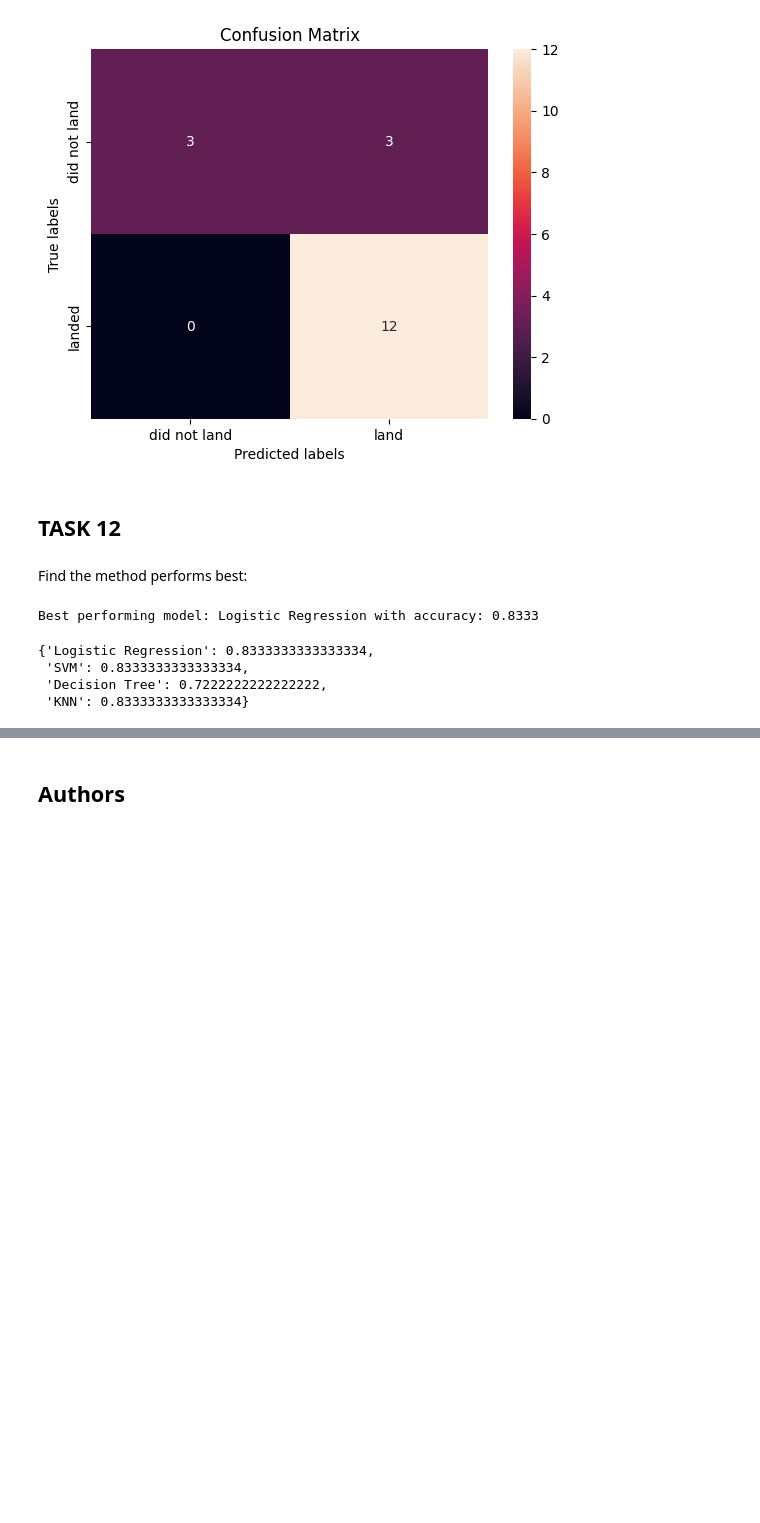
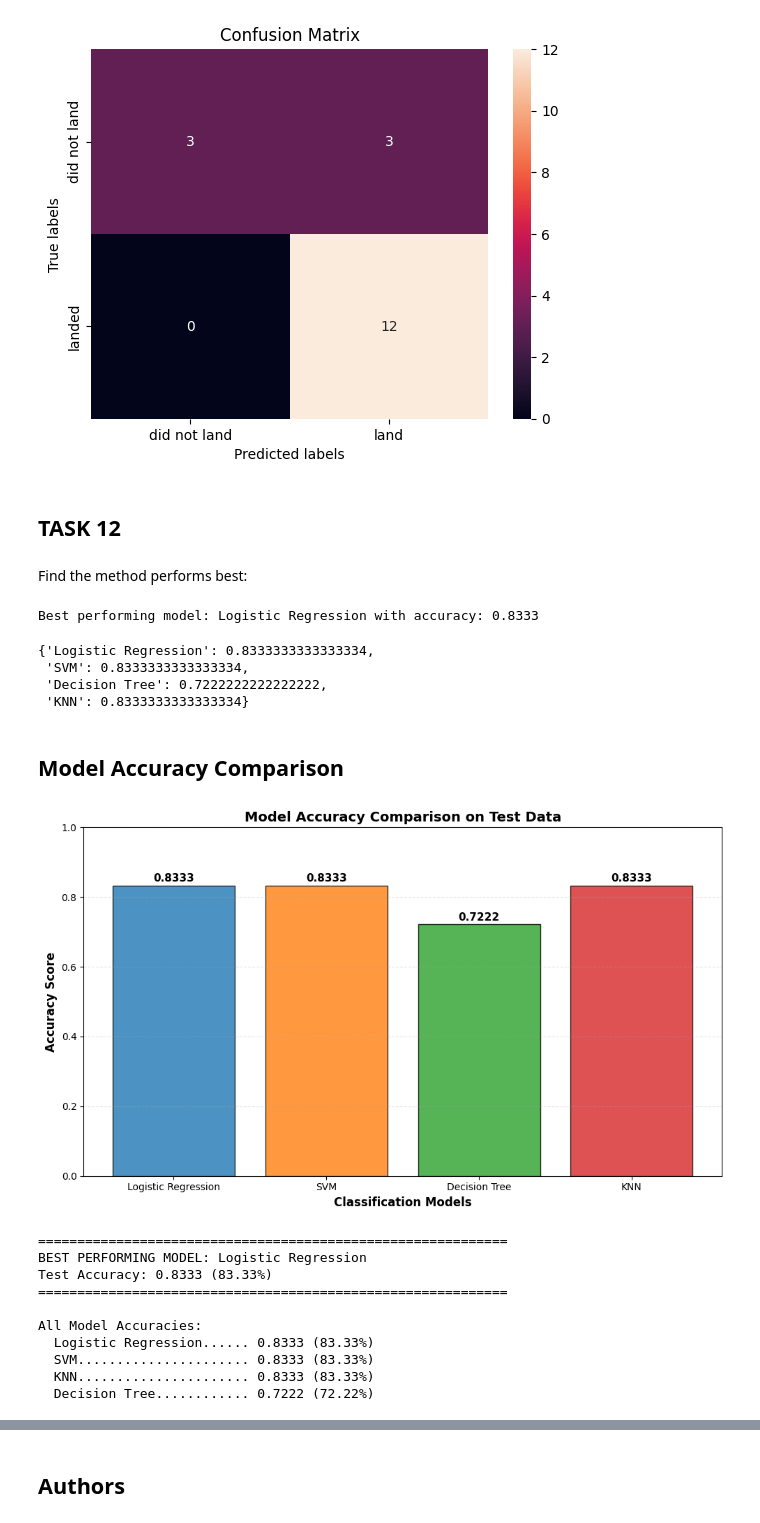
Before and after one commit to mnem0nic7/adsc, a Jupyter notebook: 07-SpaceX-Machine-Learning-Prediction-Part-5-v1.ipynb, the cells around one changed output, grey strips where cells are left out. Cells and saved outputs as stored; diff of their text form; code cells hidden in the pictures; blank space fills up the shorter version.

Commit message:
Add model accuracy visualization, confusion matrix analysis, and project conclusions

```diff
--- a/07-SpaceX-Machine-Learning-Prediction-Part-5-v1.ipynb
+++ b/07-SpaceX-Machine-Learning-Prediction-Part-5-v1.ipynb
@@ -353,3 +353,53 @@ Best performing model: Logistic Regression with accuracy: 0.8333
  'SVM': 0.8333333333333334,
  'Decision Tree': 0.7222222222222222,
  'KNN': 0.8333333333333334}
+# %% [markdown]
+## Model Accuracy Comparison
+# %%
+# Visualize model accuracies in a bar chart
+import matplotlib.pyplot as plt
+
+# Extract model names and accuracies
+model_names = list(models.keys())
+accuracies = list(models.values())
+
+# Create bar chart
+plt.figure(figsize=(10, 6))
+bars = plt.bar(model_names, accuracies, color=['#1f77b4', '#ff7f0e', '#2ca02c', '#d62728'], alpha=0.8, edgecolor='black')
+
+# Add value labels on top of bars
+for i, (bar, acc) in enumerate(zip(bars, accuracies)):
+    plt.text(bar.get_x() + bar.get_width()/2, bar.get_height() + 0.005,
+             f'{acc:.4f}', ha='center', va='bottom', fontsize=11, fontweight='bold')
+
+# Formatting
+plt.xlabel('Classification Models', fontsize=12, fontweight='bold')
+plt.ylabel('Accuracy Score', fontsize=12, fontweight='bold')
+plt.title('Model Accuracy Comparison on Test Data', fontsize=14, fontweight='bold')
+plt.ylim([0, 1.0])
+plt.grid(axis='y', alpha=0.3, linestyle='--')
+plt.tight_layout()
+plt.show()
+
+# Find and display the best model
+best_model = max(models, key=models.get)
+best_accuracy = models[best_model]
+print(f"\n{'='*60}")
+print(f"BEST PERFORMING MODEL: {best_model}")
+print(f"Test Accuracy: {best_accuracy:.4f} ({best_accuracy*100:.2f}%)")
+print(f"{'='*60}")
+print(f"\nAll Model Accuracies:")
+for model, accuracy in sorted(models.items(), key=lambda x: x[1], reverse=True):
+    print(f"  {model:.<25} {accuracy:.4f} ({accuracy*100:.2f}%)")
+# %% [output]
+[figure, added]
+============================================================
+BEST PERFORMING MODEL: Logistic Regression
+Test Accuracy: 0.8333 (83.33%)
+============================================================
+
+All Model Accuracies:
+  Logistic Regression...... 0.8333 (83.33%)
+  SVM...................... 0.8333 (83.33%)
+  KNN...................... 0.8333 (83.33%)
+  Decision Tree............ 0.7222 (72.22%)
```
Also changed, not shown: parts of 29 cells of this notebook, 6 other files.
